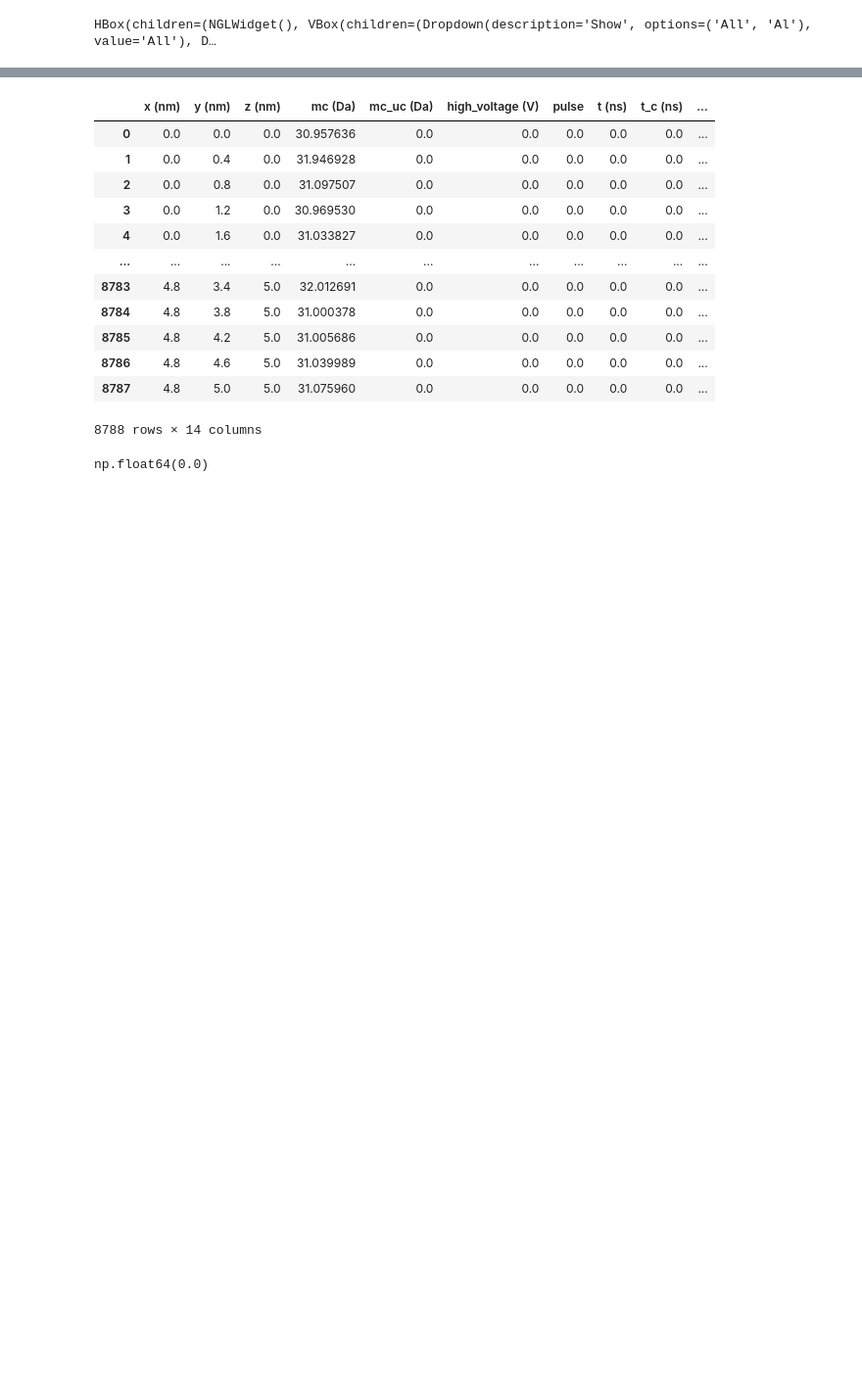
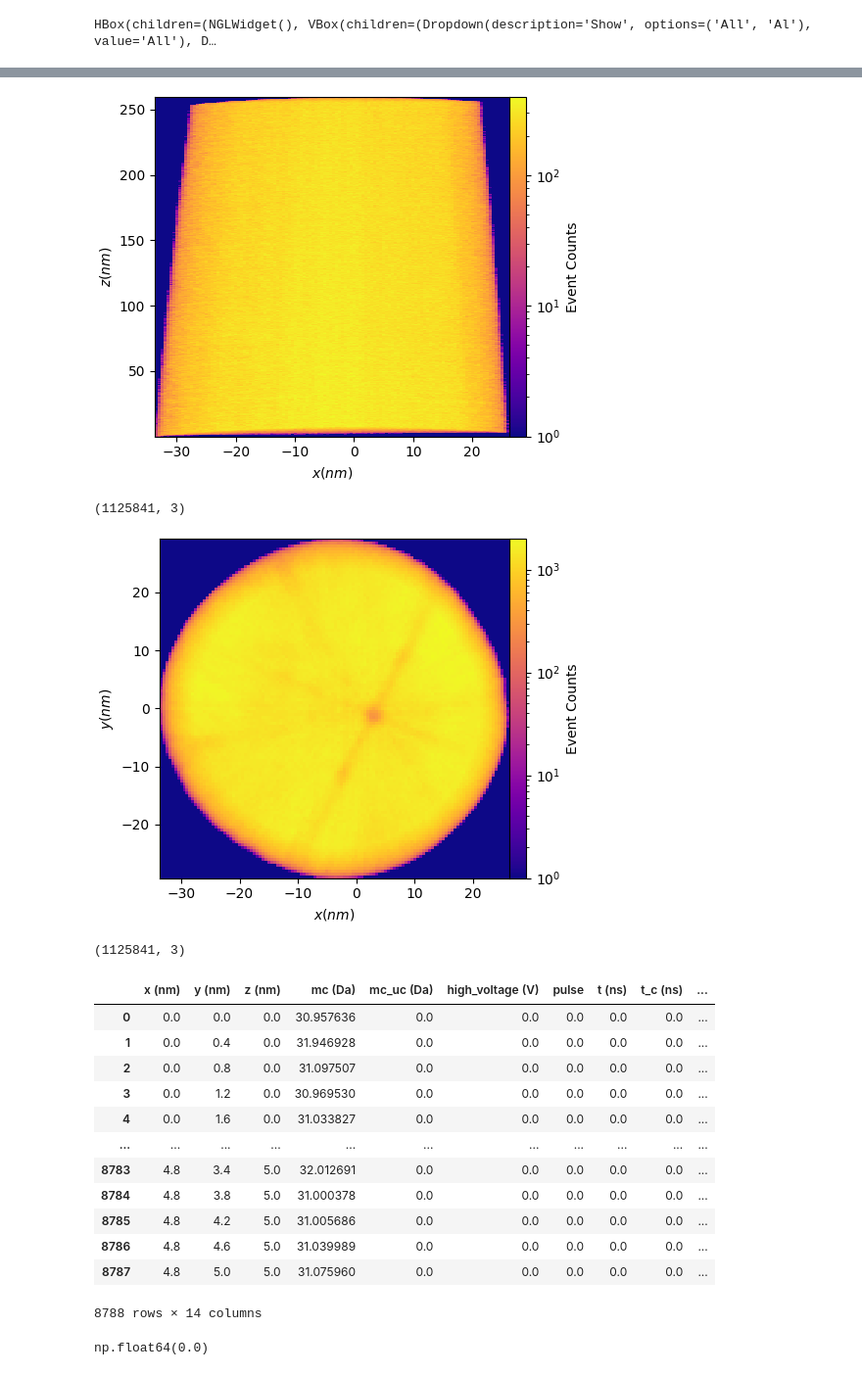
Before and after one commit to mmonajem/pyoxcart, a Jupyter notebook: pyccapt/calibration/tutorials/jupyter_files/sdm_tdf_fft.ipynb, the cells around one changed output, grey strips where cells are left out. Shown at 98% size. Saved outputs shown, nothing was run; the diff lists cells and outputs as text; code cells hidden in the pictures; blank space fills up the shorter version.

```diff
--- a/pyccapt/calibration/tutorials/jupyter_files/sdm_tdf_fft.ipynb
+++ b/pyccapt/calibration/tutorials/jupyter_files/sdm_tdf_fft.ipynb
@@ -465,3 +468,6 @@ z = positions[:, 2]
 view(aluminum, viewer='ngl')
 # %% [output]
 HBox(children=(NGLWidget(), VBox(children=(Dropdown(description='Show', options=('All', 'Al'), value='All'), D…
+# %%
+data = ccapt_tools.epos_to_ccapt('T:/Monajem/APT_data/Ortner/R56_06768-v01.epos')
+data
@@ -468,3 +488,14 @@ HBox(children=(NGLWidget(), VBox(children=(Dropdown(description='Show', options=
+# %%
+density_map.plot_density_map(data['x (nm)'].to_numpy(), data['z (nm)'].to_numpy(), bins=0.5, cmap='plasma', axis=['x', 'z'])
+print(coords.shape)
+
+density_map.plot_density_map(data['x (nm)'].to_numpy(), data['y (nm)'].to_numpy(), bins=0.5, cmap='plasma')
+print(coords.shape)
+# %% [output]
+[figure, added]
+(1125841, 3)
+[figure, added]
+(1125841, 3)
 # %%
 from pyccapt.calibration.data_tools import data_tools, data_loadcrop
 from pyccapt.calibration.leap_tools import ccapt_tools
```
Also changed, not shown: parts of 7 cells of this notebook, 2 other files.
